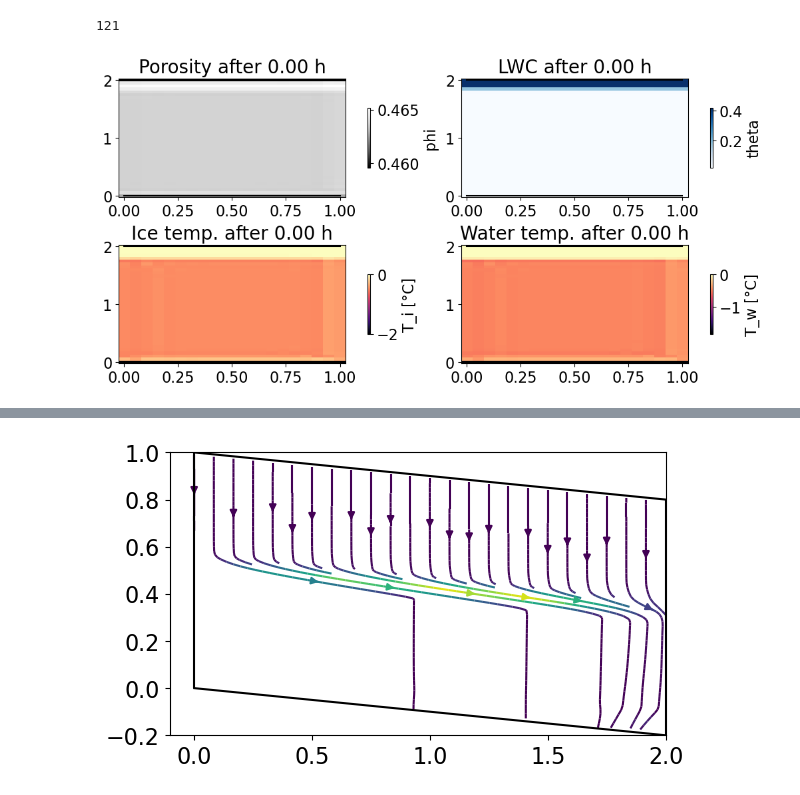
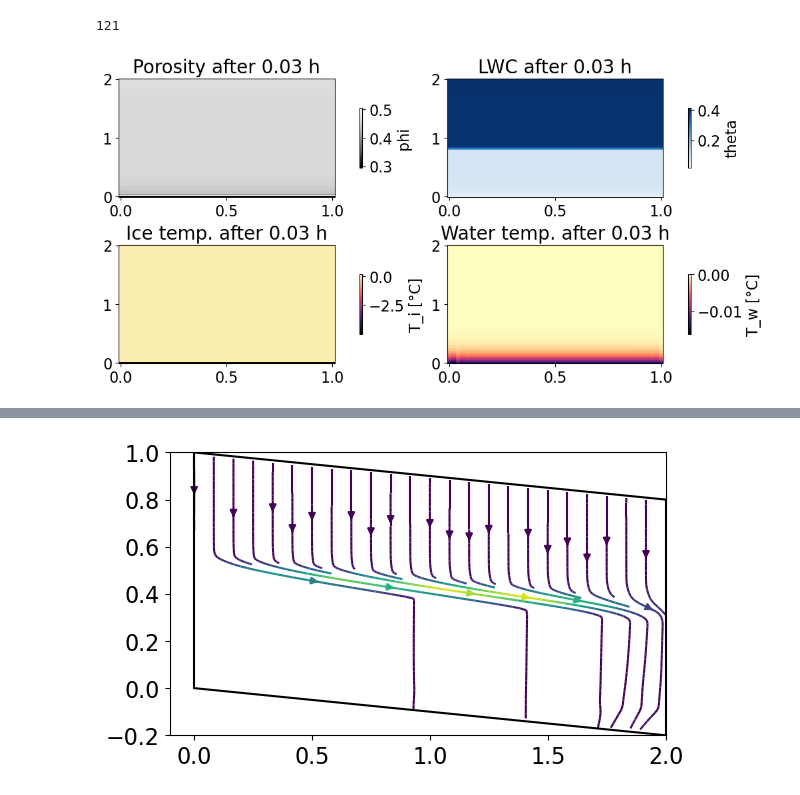
Before and after one commit to lannika-ut/Masterarbeit, a Jupyter notebook: view_solutions_nonisothermal.ipynb, the cells around one changed output, grey strips where cells are left out. Cells and saved outputs as stored; diff of their text form; code cells hidden in the pictures.

Commit message:
Anpassung theta_r damit es gleich wie bei Camilla und Moure ist

```diff
--- a/view_solutions_nonisothermal.ipynb
+++ b/view_solutions_nonisothermal.ipynb
@@ -11,7 +11,7 @@ import ufl
 from basix.ufl import element
 from scipy.interpolate import griddata
 # %%
-filename = "./solutions/Test2_Camilla_myparams.pkl"
+filename = "./solutions/Test2_Camilla_adaptedthetar_myparams.pkl"
 with open(filename, "rb") as f:
     data_Annika = pickle.load(f)
 
@@ -45,7 +45,7 @@ len(data_Annika["times"])
 121
 # %%
 interval = data_Annika["saving_interval"]
-t_obs = 10
+t_obs = -1
 time = data_Annika["times"][t_obs]
 hw.x.array[:] = data_Annika["h_w"][t_obs]
 phi.x.array[:] = data_Annika["phi"][t_obs]
@@ -70,40 +70,40 @@ x = np.linspace(0, P1[0], 100)
 top = geom.slope*x+P3[1]
 bottom = geom.slope*x+P0[1]
 plt.rcParams.update({'font.size': 16})
 fig, ax = plt.subplots(2,2, layout="constrained", figsize=(10,5))
 pmsh1 = ax[0,0].pcolormesh(x_plot, z_plot, porosity, cmap="Greys_r")
 ax[0,0].set_title(f"Porosity after {time/3600:.2f} h", fontsize=20)
-ax[0,0].plot(x, top, color="black")
-ax[0,0].plot(x, bottom, color="black")
+#ax[0,0].plot(x, top, color="black")
+#ax[0,0].plot(x, bottom, color="black")
 cbar1 = fig.colorbar(pmsh1, ax=ax[0,0], shrink=0.5)
 cbar1.set_label("phi")
 #ax[0,0].set_ylim(1.8,2)
 
 pmsh2 = ax[0,1].pcolormesh(x_plot, z_plot, theta_tot, cmap="Blues")
 ax[0,1].set_title(f"LWC after {time/3600:.2f} h", fontsize=20)
-ax[0,1].plot(x, top, color="black")
-ax[0,1].plot(x, bottom, color="black")
+#ax[0,1].plot(x, top, color="black")
+#ax[0,1].plot(x, bottom, color="black")
 plt.xticks(fontsize=16)
 cbar2 = fig.colorbar(pmsh2, ax=ax[0,1], shrink=0.5)
 cbar2.set_label("theta")
 #ax[0,1].set_ylim(1.8,2)
 
 pmsh3 = ax[1,0].pcolormesh(x_plot, z_plot, Ti, cmap="magma")
 ax[1,0].set_title(f"Ice temp. after {time/3600:.2f} h", fontsize=20)
-ax[1,0].plot(x, top, color="black")
-ax[1,0].plot(x, bottom, color="black")
+#ax[1,0].plot(x, top, color="black")
+#ax[1,0].plot(x, bottom, color="black")
 cbar1 = fig.colorbar(pmsh3, ax=ax[1,0], shrink=0.5)
 cbar1.set_label("T_i [°C]")
 #ax[1,0].set_ylim(1.8,2)
 
 pmsh4 = ax[1,1].pcolormesh(x_plot, z_plot, Tw, cmap="magma")
 ax[1,1].set_title(f"Water temp. after {time/3600:.2f} h", fontsize=20)
-ax[1,1].plot(x, top, color="black")
-ax[1,1].plot(x, bottom, color="black")
+#ax[1,1].plot(x, top, color="black")
+#ax[1,1].plot(x, bottom, color="black")
 plt.xticks(fontsize=16)
 cbar2 = fig.colorbar(pmsh4, ax=ax[1,1], shrink=0.5)
 cbar2.set_label("T_w [°C]")
 #ax[1,1].set_ylim(0,1)
 # %% [output]
-[figure, old version]
+[figure, new version]
 # %%
```
Also changed, not shown: parts of 2 cells of this notebook, 6 other files.
